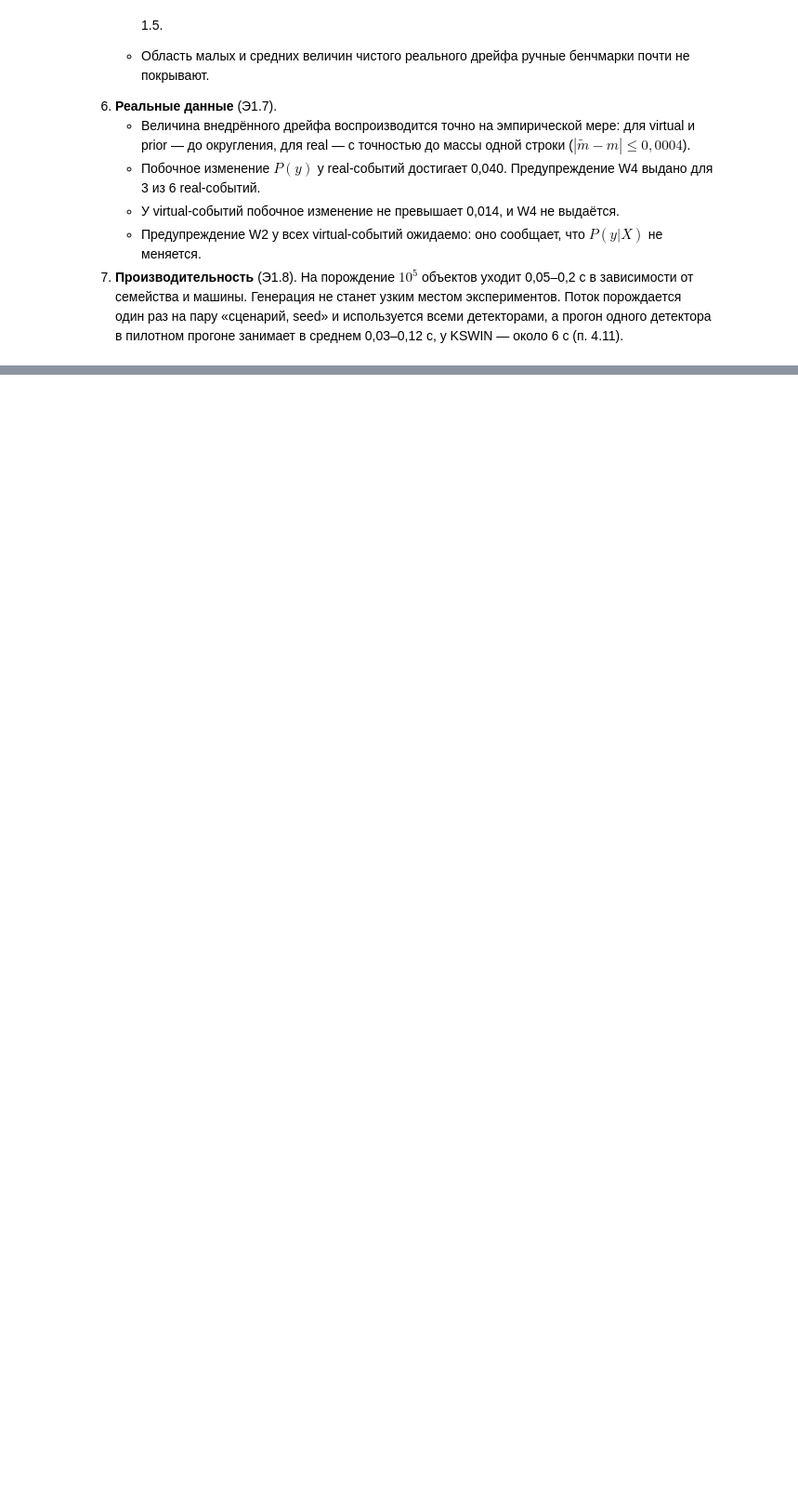
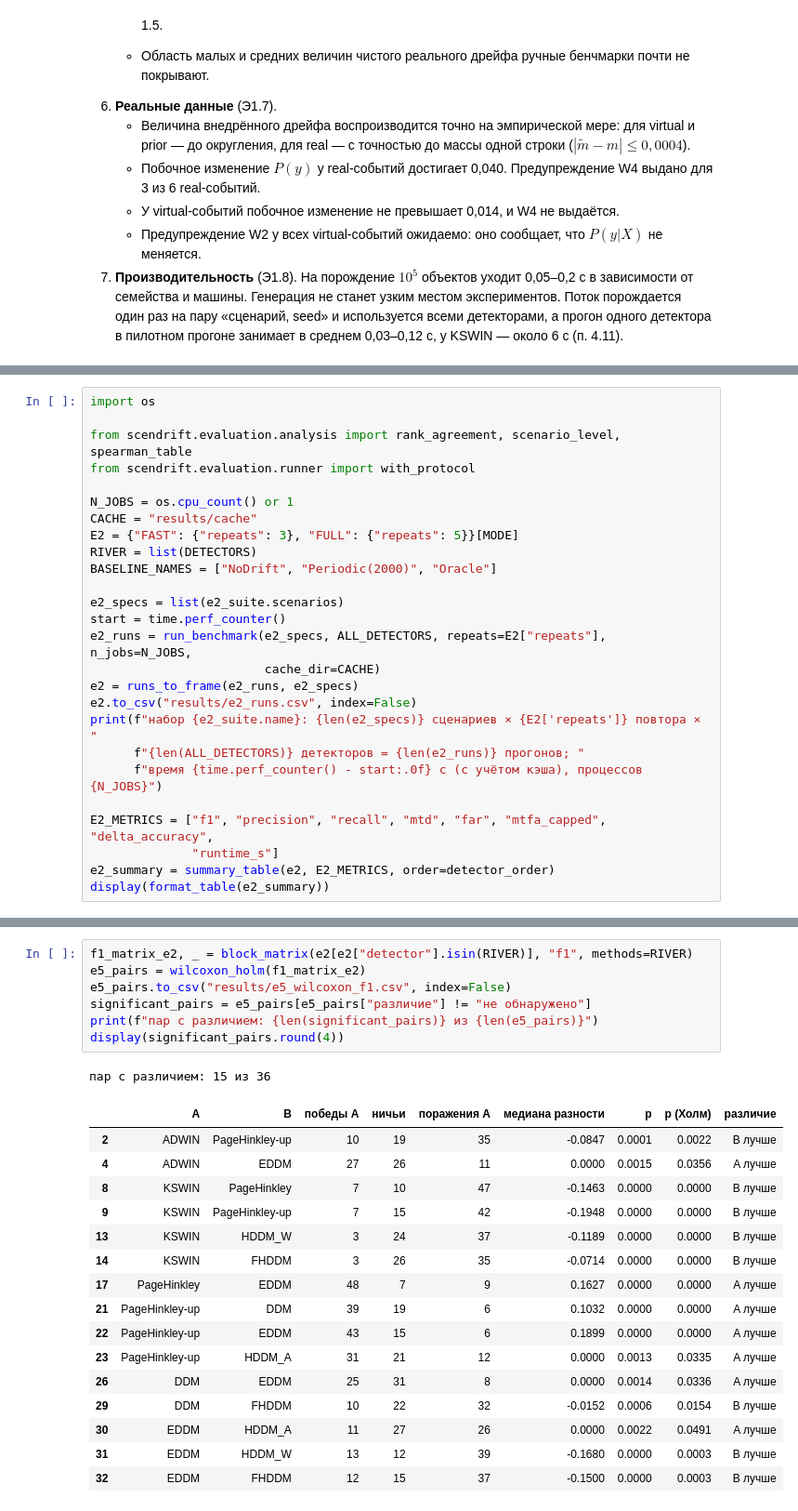
Before and after one commit to kolha733/Final-Project, a Jupyter notebook: vkr/VKR_Budaev_Garifzyanov.ipynb, the cells around one changed output, grey strips where cells are left out. Shown at 93% size. Cells and saved outputs as stored; diff of their text form; blank space fills up the shorter version.

```diff
--- a/vkr/VKR_Budaev_Garifzyanov.ipynb
+++ b/vkr/VKR_Budaev_Garifzyanov.ipynb
@@ -11095,0 +11133,26 @@ display(pd.DataFrame(claims, columns=["утверждение", "значени
+# %%
+import os
+
+from scendrift.evaluation.analysis import rank_agreement, scenario_level, spearman_table
+from scendrift.evaluation.runner import with_protocol
+
+N_JOBS = os.cpu_count() or 1
+CACHE = "results/cache"
+E2 = {"FAST": {"repeats": 3}, "FULL": {"repeats": 5}}[MODE]
+RIVER = list(DETECTORS)
+BASELINE_NAMES = ["NoDrift", "Periodic(2000)", "Oracle"]
+
+e2_specs = list(e2_suite.scenarios)
+start = time.perf_counter()
+e2_runs = run_benchmark(e2_specs, ALL_DETECTORS, repeats=E2["repeats"], n_jobs=N_JOBS,
+                        cache_dir=CACHE)
+e2 = runs_to_frame(e2_runs, e2_specs)
+e2.to_csv("results/e2_runs.csv", index=False)
+print(f"набор {e2_suite.name}: {len(e2_specs)} сценариев × {E2['repeats']} повтора × "
+      f"{len(ALL_DETECTORS)} детекторов = {len(e2_runs)} прогонов; "
+      f"время {time.perf_counter() - start:.0f} с (с учётом кэша), процессов {N_JOBS}")
+
+E2_METRICS = ["f1", "precision", "recall", "mtd", "far", "mtfa_capped", "delta_accuracy",
+              "runtime_s"]
+e2_summary = summary_table(e2, E2_METRICS, order=detector_order)
+display(format_table(e2_summary))
@@ -11095,0 +11687,25 @@ display(pd.DataFrame(claims, columns=["утверждение", "значени
+# %%
+f1_matrix_e2, _ = block_matrix(e2[e2["detector"].isin(RIVER)], "f1", methods=RIVER)
+e5_pairs = wilcoxon_holm(f1_matrix_e2)
+e5_pairs.to_csv("results/e5_wilcoxon_f1.csv", index=False)
+significant_pairs = e5_pairs[e5_pairs["различие"] != "не обнаружено"]
+print(f"пар с различием: {len(significant_pairs)} из {len(e5_pairs)}")
+display(significant_pairs.round(4))
+# %% [output]
+пар с различием: 15 из 36
+|  | A | B | победы A | ничьи | поражения A | медиана разности | p | p (Холм) | различие |
+| 2 | ADWIN | PageHinkley-up | 10 | 19 | 35 | -0.0847 | 0.0001 | 0.0022 | B лучше |
+| 4 | ADWIN | EDDM | 27 | 26 | 11 | 0.0000 | 0.0015 | 0.0356 | A лучше |
+| 8 | KSWIN | PageHinkley | 7 | 10 | 47 | -0.1463 | 0.0000 | 0.0000 | B лучше |
+| 9 | KSWIN | PageHinkley-up | 7 | 15 | 42 | -0.1948 | 0.0000 | 0.0000 | B лучше |
+| 13 | KSWIN | HDDM_W | 3 | 24 | 37 | -0.1189 | 0.0000 | 0.0000 | B лучше |
+| 14 | KSWIN | FHDDM | 3 | 26 | 35 | -0.0714 | 0.0000 | 0.0000 | B лучше |
+| 17 | PageHinkley | EDDM | 48 | 7 | 9 | 0.1627 | 0.0000 | 0.0000 | A лучше |
+| 21 | PageHinkley-up | DDM | 39 | 19 | 6 | 0.1032 | 0.0000 | 0.0000 | A лучше |
+| 22 | PageHinkley-up | EDDM | 43 | 15 | 6 | 0.1899 | 0.0000 | 0.0000 | A лучше |
+| 23 | PageHinkley-up | HDDM_A | 31 | 21 | 12 | 0.0000 | 0.0013 | 0.0335 | A лучше |
+| 26 | DDM | EDDM | 25 | 31 | 8 | 0.0000 | 0.0014 | 0.0336 | A лучше |
+| 29 | DDM | FHDDM | 10 | 22 | 32 | -0.0152 | 0.0006 | 0.0154 | B лучше |
+| 30 | EDDM | HDDM_A | 11 | 27 | 26 | 0.0000 | 0.0022 | 0.0491 | A лучше |
+| 31 | EDDM | HDDM_W | 13 | 12 | 39 | -0.1680 | 0.0000 | 0.0003 | B лучше |
+| 32 | EDDM | FHDDM | 12 | 15 | 37 | -0.1500 | 0.0000 | 0.0003 | B лучше |
```
Also changed, not shown: parts of 56 cells of this notebook, 45 other files.
